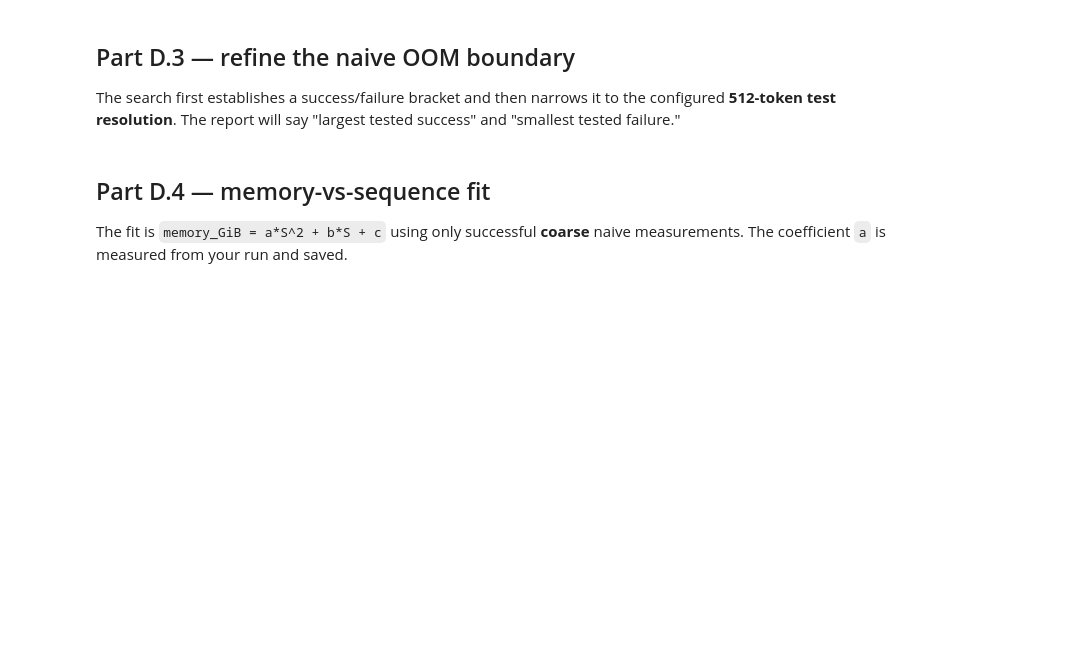
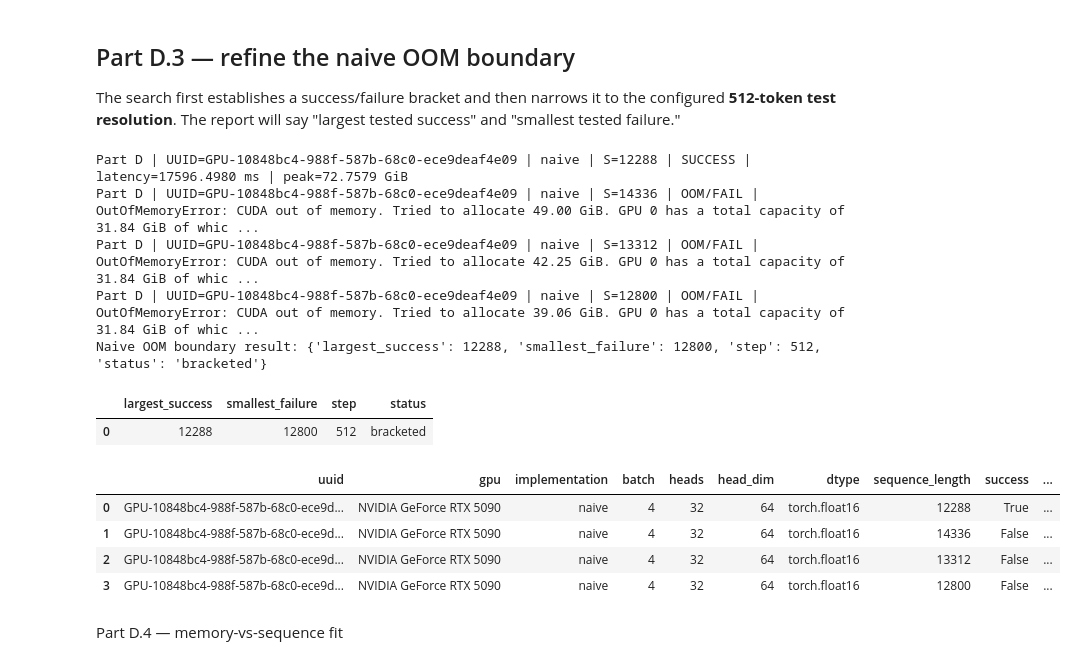
Before and after one commit to kavyaayyappan1998/DATA266---2738, a Jupyter notebook: GPU_Assignment1/02_hw2_5_attention.ipynb, the cells around one changed output. Saved outputs shown, nothing was run; the diff lists cells and outputs as text; code cells hidden in the pictures; blank space fills up the shorter version.

```diff
--- a/GPU_Assignment1/02_hw2_5_attention.ipynb
+++ b/GPU_Assignment1/02_hw2_5_attention.ipynb
@@ -23,13 +25,12 @@ def resolve_assignment_dir():
                 "Multiple GPU_Assignment1 folders found: "
                 + ", ".join(str(x) for x in matches)
             )
-    except ImportError:
+    except (ImportError, NotImplementedError):
+        # Gracefully handle environments like Docker where google.colab exists but drive.mount fails
         pass
 
-    raise FileNotFoundError(
-        "Could not locate GPU_Assignment1. Run from the assignment folder "
-        "or mount Google Drive."
-    )
+    # Return current directory if running locally
+    return cwd
 
 ASSIGNMENT_DIR = resolve_assignment_dir()
 ARTIFACT_DIR = ASSIGNMENT_DIR / "hw2_5_artifacts"
@@ -372,6 +374,14 @@ display(naive_coarse)
 
 The search first establishes a success/failure bracket and then narrows it to the configured **512-token test resolution**. The report will say "largest tested success" and "smallest tested failure."
 # %%
+import gc
+import torch
+import pandas as pd
+
+def clear_gpu():
+    gc.collect()
+    torch.cuda.empty_cache()
+
 def refine_boundary(fn, impl_name, existing_df, step, max_search):
     tested = {}
     for _, r in existing_df.iterrows():
@@ -394,6 +404,7 @@ def refine_boundary(fn, impl_name, existing_df, step, max_search):
         hi = lo * 2
         extra_rows = []
         while hi <= max_search:
+            clear_gpu()
             r = measure_attention(hi, impl_name, fn, latency_reps=1, do_warmup=False)
             extra_rows.append(r)
             tested[hi] = bool(r["success"])
@@ -424,41 +435,54 @@ def refine_boundary(fn, impl_name, existing_df, step, max_search):
         if mid in tested:
             ok = tested[mid]
         else:
+            clear_gpu()
             r = measure_attention(mid, impl_name, fn, latency_reps=1, do_warmup=False)
             refine_rows.append(r)
             ok = bool(r["success"])
             tested[mid] = ok
 
         if ok:
             lo = mid
         else:
             hi = mid
 
     rows = []
     if 'expansion_df' in locals() and not expansion_df.empty:
         rows.extend(expansion_df.to_dict("records"))
     rows.extend(refine_rows)
 
     boundary = {
         "largest_success": int(lo),
         "smallest_failure": int(hi),
         "step": int(step),
         "status": "bracketed"
     }
     return boundary, pd.DataFrame(rows)
 
+clear_gpu()
 naive_boundary, naive_refine = refine_boundary(
     naive_attention, "naive", naive_coarse, NAIVE_SEARCH_STEP, max_search=65536
 )
 naive_refine.to_csv(ARTIFACT_DIR / "part_d_naive_boundary_tests.csv", index=False)
 log(f"Naive OOM boundary result: {naive_boundary}")
 display(pd.DataFrame([naive_boundary]))
 if not naive_refine.empty:
     display(naive_refine)
+# %% [output]
+Part D | UUID=GPU-10848bc4-988f-587b-68c0-ece9deaf4e09 | naive | S=12288 | SUCCESS | latency=17596.4980 ms | peak=72.7579 GiB
+Part D | UUID=GPU-10848bc4-988f-587b-68c0-ece9deaf4e09 | naive | S=14336 | OOM/FAIL | OutOfMemoryError: CUDA out of memory. Tried to allocate 49.00 GiB. GPU 0 has a total capacity of 31.84 GiB of whic ...
+Part D | UUID=GPU-10848bc4-988f-587b-68c0-ece9deaf4e09 | naive | S=13312 | OOM/FAIL | OutOfMemoryError: CUDA out of memory. Tried to allocate 42.25 GiB. GPU 0 has a total capacity of 31.84 GiB of whic ...
+Part D | UUID=GPU-10848bc4-988f-587b-68c0-ece9deaf4e09 | naive | S=12800 | OOM/FAIL | OutOfMemoryError: CUDA out of memory. Tried to allocate 39.06 GiB. GPU 0 has a total capacity of 31.84 GiB of whic ...
+Naive OOM boundary result: {'largest_success': 12288, 'smallest_failure': 12800, 'step': 512, 'status': 'bracketed'}
+|  | largest_success | smallest_failure | step | status |
+| 0 | 12288 | 12800 | 512 | bracketed |
+|  | uuid | gpu | implementation | batch | heads | head_dim | dtype | sequence_length | success | ... |
+| 0 | GPU-10848bc4-988f-587b-68c0-ece9d... | NVIDIA GeForce RTX 5090 | naive | 4 | 32 | 64 | torch.float16 | 12288 | True | ... |
+| 1 | GPU-10848bc4-988f-587b-68c0-ece9d... | NVIDIA GeForce RTX 5090 | naive | 4 | 32 | 64 | torch.float16 | 14336 | False | ... |
+| 2 | GPU-10848bc4-988f-587b-68c0-ece9d... | NVIDIA GeForce RTX 5090 | naive | 4 | 32 | 64 | torch.float16 | 13312 | False | ... |
+| 3 | GPU-10848bc4-988f-587b-68c0-ece9d... | NVIDIA GeForce RTX 5090 | naive | 4 | 32 | 64 | torch.float16 | 12800 | False | ... |
-# %% [markdown]
-## Part D.4 — memory-vs-sequence fit
-
-The fit is `memory_GiB = a*S^2 + b*S + c` using only successful **coarse** naive measurements. The coefficient `a` is measured from your run and saved.
+# %% [markdown]
+Part D.4 — memory-vs-sequence fit
 # %%
 naive_ok = naive_coarse[naive_coarse["success"] == True].copy()
 if len(naive_ok) < 3:
```
Also changed, not shown: parts of 17 cells of this notebook.
